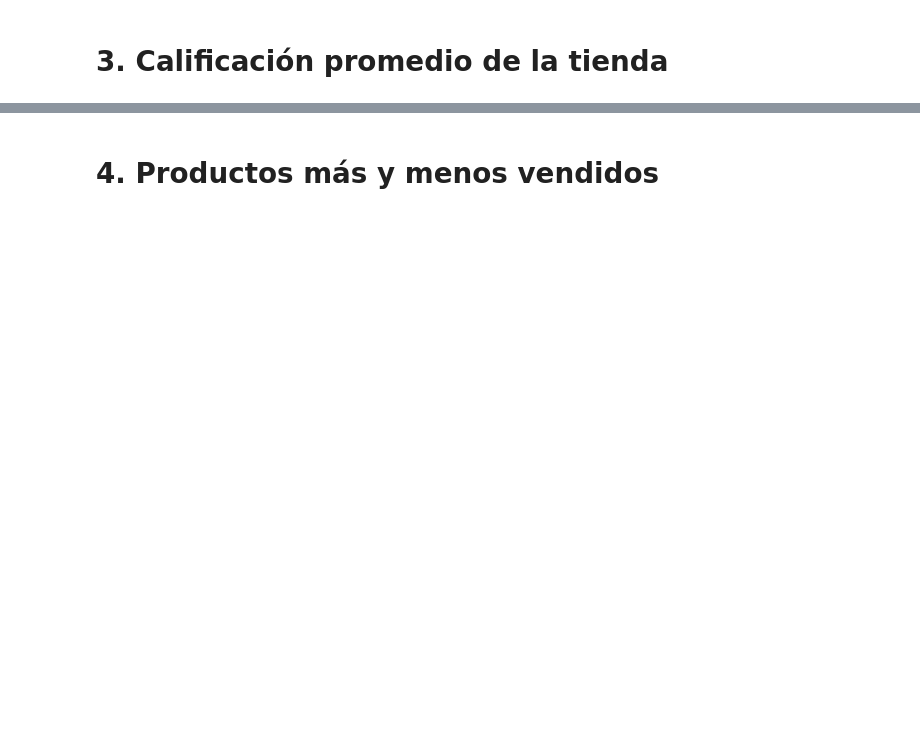
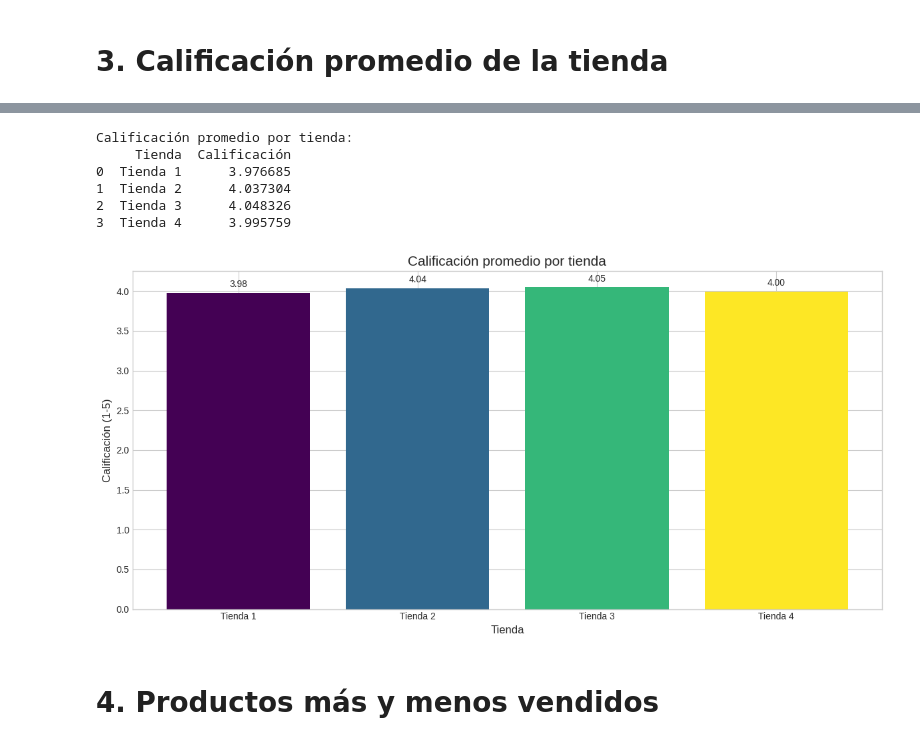
Before and after one commit to otrianas/challenge1-alura-store, a Jupyter notebook: AluraStoreLatam.ipynb, the cells around one changed output, grey strips where cells are left out. Drawn from its saved outputs; the diff is of its cells as text; code cells hidden in the pictures; blank space fills up the shorter version.

```diff
--- a/AluraStoreLatam.ipynb
+++ b/AluraStoreLatam.ipynb
@@ -1175,2 +180,51 @@ styled_df.hide(axis="index")
+# %%
+#%%%%%%%%%%%%%%%%%%%%%%%%%%%%%%%%%%%%%%%%%%%%%%%%%%%%%%%%%%%%%%%%%%%%%%%%%%%%%%%
+# 1. Calcular promedio de calificaciones por tienda
+calificacion_promedio_por_tienda = df_tiendas.groupby('Tienda')['Calificación'].mean().reset_index()
+
+print("Calificación promedio por tienda:")
+print(calificacion_promedio_por_tienda)
+# %% [output]
+Calificación promedio por tienda:
+     Tienda  Calificación
+0  Tienda 1      3.976685
+1  Tienda 2      4.037304
+2  Tienda 3      4.048326
+3  Tienda 4      3.995759
+# %%
+#%%%%%%%%%%%%%%%%%%%%%%%%%%%%%%%%%%%%%%%%%%%%%%%%%%%%%%%%%%%%%%%%%%%%%%%%%%%%%%%
+# 2. Crear una gráfica de barras
+
+plt.figure(figsize=(12, 6)) # Tamaño (ancho, alto)
+
+# Gráfico de barras
+bars = plt.bar(calificacion_promedio_por_tienda['Tienda'],
+               calificacion_promedio_por_tienda['Calificación'],
+               color=plt.cm.viridis(np.linspace(0, 1, len(calificacion_promedio_por_tienda))))
+
+# Añadiendo etiquetas y título
+plt.title('Calificación promedio por tienda', fontsize=15)
+plt.xlabel('Tienda', fontsize=12)
+plt.ylabel('Calificación (1-5)', fontsize=12)
+
+# Añadir los valores en las barras
+for bar in bars:
+    height = bar.get_height()
+    plt.text(
+        bar.get_x() + bar.get_width() / 2,
+        height + 0.05,  # Pequeño espacio arriba de la barra
+        f'{height:.2f}',  # 2 decimales
+        ha='center',
+        va='bottom',
+        fontsize=10
+    )
+
+# Ajustar espacios automáticamente
+plt.tight_layout()
+
+# Mostrar la gráfica
+plt.show()
+# %% [output]
+[figure, added]
 # %% [markdown]
 # 4. Productos más y menos vendidos
```
Also changed, not shown: parts of 61 cells of this notebook.
